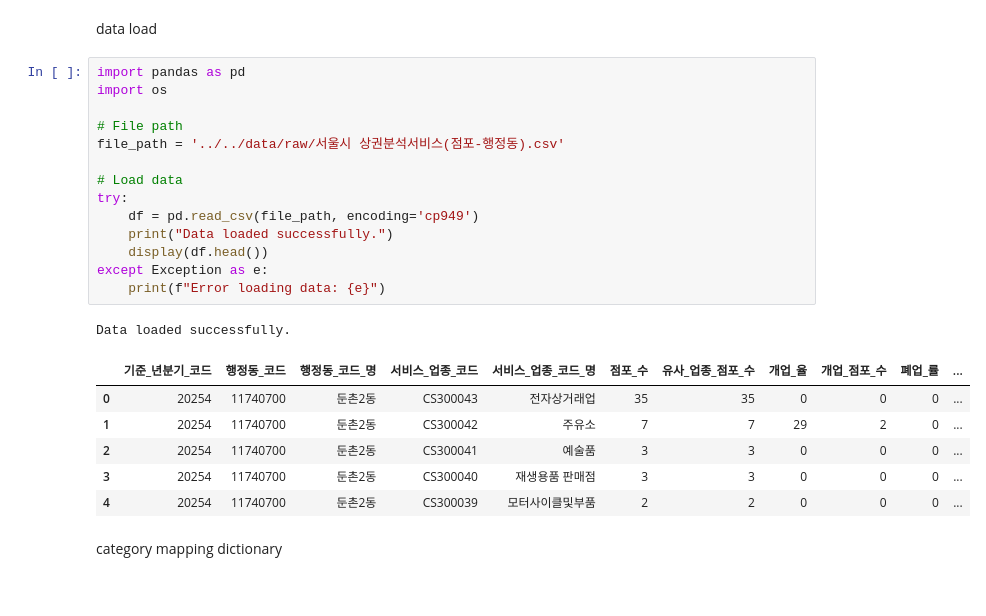
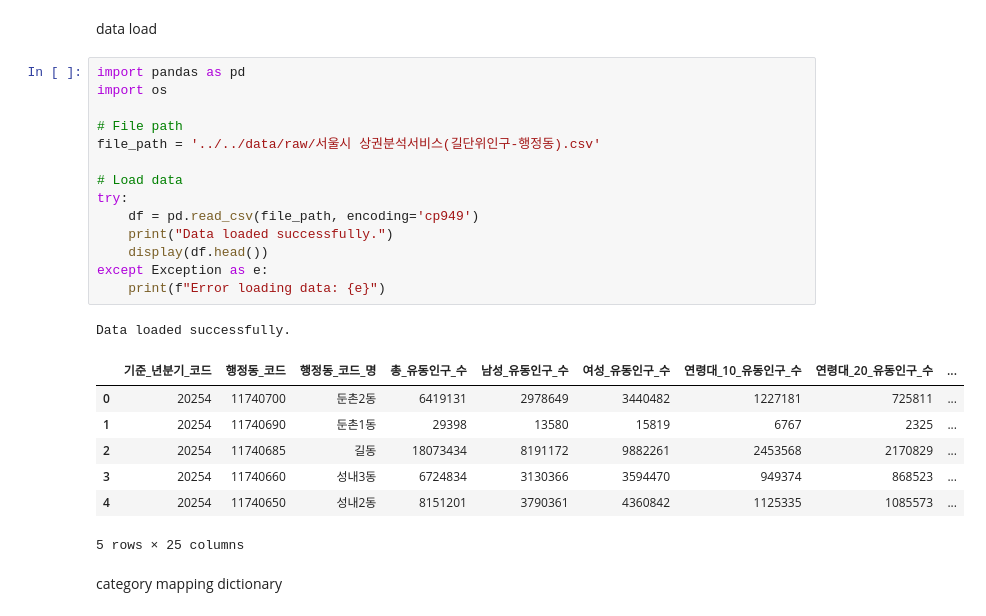
Before and after one commit to 2026-DSLab/2026-Seoul-Bigdata-Contest, a Jupyter notebook: code/preprocessing/preprocess_commercial_data.ipynb, the cells around one changed output. Cells and saved outputs as stored; diff of their text form.

Commit message:
update preprocess data

```diff
--- a/code/preprocessing/preprocess_commercial_data.ipynb
+++ b/code/preprocessing/preprocess_commercial_data.ipynb
@@ -5,25 +5,26 @@ data load
 # %%
 import pandas as pd
 import os
 
 # File path
-file_path = '../../data/raw/서울시 상권분석서비스(점포-행정동).csv'
+file_path = '../../data/raw/서울시 상권분석서비스(길단위인구-행정동).csv'
 
 # Load data
 try:
     df = pd.read_csv(file_path, encoding='cp949')
     print("Data loaded successfully.")
     display(df.head())
 except Exception as e:
     print(f"Error loading data: {e}")
 # %% [output]
 Data loaded successfully.
-|  | 기준_년분기_코드 | 행정동_코드 | 행정동_코드_명 | 서비스_업종_코드 | 서비스_업종_코드_명 | 점포_수 | 유사_업종_점포_수 | 개업_율 | 개업_점포_수 | 폐업_률 | ... |
-| 0 | 20254 | 11740700 | 둔촌2동 | CS300043 | 전자상거래업 | 35 | 35 | 0 | 0 | 0 | ... |
-| 1 | 20254 | 11740700 | 둔촌2동 | CS300042 | 주유소 | 7 | 7 | 29 | 2 | 0 | ... |
-| 2 | 20254 | 11740700 | 둔촌2동 | CS300041 | 예술품 | 3 | 3 | 0 | 0 | 0 | ... |
-| 3 | 20254 | 11740700 | 둔촌2동 | CS300040 | 재생용품 판매점 | 3 | 3 | 0 | 0 | 0 | ... |
-| 4 | 20254 | 11740700 | 둔촌2동 | CS300039 | 모터사이클및부품 | 2 | 2 | 0 | 0 | 0 | ... |
+|  | 기준_년분기_코드 | 행정동_코드 | 행정동_코드_명 | 총_유동인구_수 | 남성_유동인구_수 | 여성_유동인구_수 | 연령대_10_유동인구_수 | 연령대_20_유동인구_수 | ... |
+| 0 | 20254 | 11740700 | 둔촌2동 | 6419131 | 2978649 | 3440482 | 1227181 | 725811 | ... |
+| 1 | 20254 | 11740690 | 둔촌1동 | 29398 | 13580 | 15819 | 6767 | 2325 | ... |
+| 2 | 20254 | 11740685 | 길동 | 18073434 | 8191172 | 9882261 | 2453568 | 2170829 | ... |
+| 3 | 20254 | 11740660 | 성내3동 | 6724834 | 3130366 | 3594470 | 949374 | 868523 | ... |
+| 4 | 20254 | 11740650 | 성내2동 | 8151201 | 3790361 | 4360842 | 1125335 | 1085573 | ... |
+5 rows × 25 columns
 # %% [markdown]
 category mapping dictionary
 # %%
```
Also changed, not shown: parts of 3 cells of this notebook, 6 other files.
